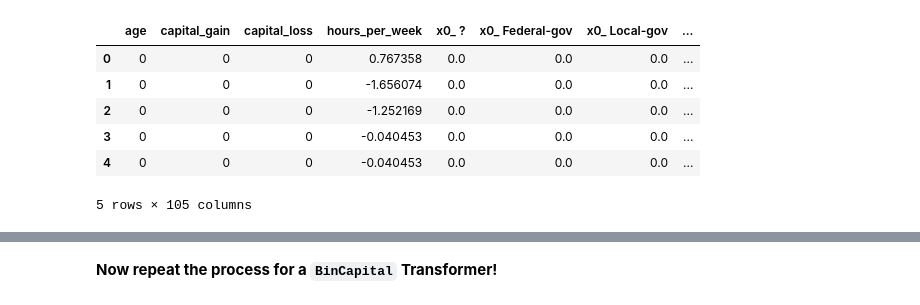
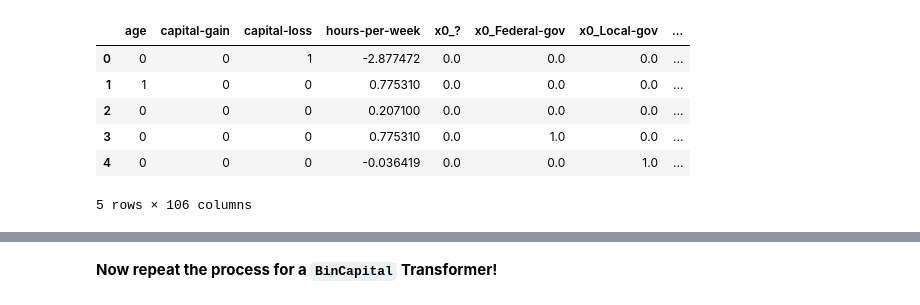
Before and after one commit to joelsewhere/sklearn-pipelines, a Jupyter notebook: index.ipynb, the cells around one changed output, grey strips where cells are left out. Cells and saved outputs as stored; diff of their text form; code cells hidden in the pictures.

```diff
--- a/index.ipynb
+++ b/index.ipynb
@@ -52,5 +61,5 @@ df.head()
 # %%
 #__SOLUTION__
-df = pd.read_csv('data/adult.csv')
+df = pd.read_csv('data/train.csv')
 df.head()
 # %% [output]
@@ -115,55 +136,55 @@ modeling_df.head()
 # %%
 # __SOLUTION__
-X_train, X_test, y_train, y_test = train_test_split(df.drop('income', axis = 1),
+X_train, X_val, y_train, y_val = train_test_split(df.drop('income', axis = 1),
                                                     df.income,
                                                     random_state = 2020)
 X_train.reset_index(drop=True, inplace=True)
 
-# Group 1
+# Task 1
+# ===========================================
 def bin_middle_age(age):
-    if age < 45:
-        return 0
-    elif age > 64:
-        return 0
-    else:
-        return 1
+    return int(age >= 45 and age <= 64)
 
 X_train['age'] = X_train.age.apply(bin_middle_age)
+# ===========================================
 
-# Group 2
+# Task 2
+# ===========================================
 def bin_capital(x):
-    if x > 0:
-        return 1
-    else:
-        return 0
+    return int(x > 0)
 
-X_train['capital_gain'] = X_train.capital_gain.apply(bin_capital)
-X_train['capital_loss'] = X_train.capital_loss.apply(bin_capital)
+X_train['capital-gain'] = X_train['capital-gain'].apply(bin_capital)
+X_train['capital-loss'] = X_train['capital-loss'].apply(bin_capital)
+# ===========================================
 
-
-
-# Group 3
+# Task 3
+# ===========================================
 hot_encoder = OneHotEncoder(sparse=False)
 categoricals = hot_encoder.fit_transform(X_train.select_dtypes(object))
 categoricals = pd.DataFrame(categoricals, columns = hot_encoder.get_feature_names())
+# ===========================================
 
-# Group 4
+# Task 4
+# ===========================================
 hours_scaler = StandardScaler()
-hours_per_week = hours_scaler.fit_transform(X_train['hours_per_week'].values.reshape(-1,1))
-hours_per_week = pd.DataFrame(hours_per_week, columns = ['hours_per_week'])
+hours_per_week = hours_scaler.fit_transform(X_train['hours-per-week'].values.reshape(-1,1))
+hours_per_week = pd.DataFrame(hours_per_week, columns = ['hours-per-week'])
+# ===========================================
 
-
-modeling_df = pd.concat([X_train.age, X_train.capital_gain, X_train.capital_loss,
+# Task 5
+# ===========================================
+modeling_df = pd.concat([X_train.age, X_train['capital-gain'], X_train['capital-loss'],
                          hours_per_week, categoricals], axis = 1)
+# ===========================================
 
 modeling_df.head()
 # %% [output]
-|  | age | capital_gain | capital_loss | hours_per_week | x0_ ? | x0_ Federal-gov | x0_ Local-gov | ... |
-| 0 | 0 | 0 | 0 | 0.767358 | 0.0 | 0.0 | 0.0 | ... |
-| 1 | 0 | 0 | 0 | -1.656074 | 0.0 | 0.0 | 0.0 | ... |
-| 2 | 0 | 0 | 0 | -1.252169 | 0.0 | 0.0 | 0.0 | ... |
-| 3 | 0 | 0 | 0 | -0.040453 | 0.0 | 0.0 | 0.0 | ... |
-| 4 | 0 | 0 | 0 | -0.040453 | 0.0 | 0.0 | 0.0 | ... |
+|  | age | capital-gain | capital-loss | hours-per-week | x0_? | x0_Federal-gov | x0_Local-gov | ... |
+| 0 | 0 | 0 | 1 | -2.877472 | 0.0 | 0.0 | 0.0 | ... |
+| 1 | 1 | 0 | 0 | 0.775310 | 0.0 | 0.0 | 0.0 | ... |
+| 2 | 0 | 0 | 0 | 0.207100 | 0.0 | 0.0 | 0.0 | ... |
+| 3 | 0 | 0 | 0 | 0.775310 | 0.0 | 1.0 | 0.0 | ... |
+| 4 | 0 | 0 | 0 | -0.036419 | 0.0 | 0.0 | 1.0 | ... |
-5 rows × 105 columns
+5 rows × 106 columns
 # %% [markdown]
 # Move all of this into a Pipeline
```
Also changed, not shown: parts of 35 cells of this notebook, 5 other files.
